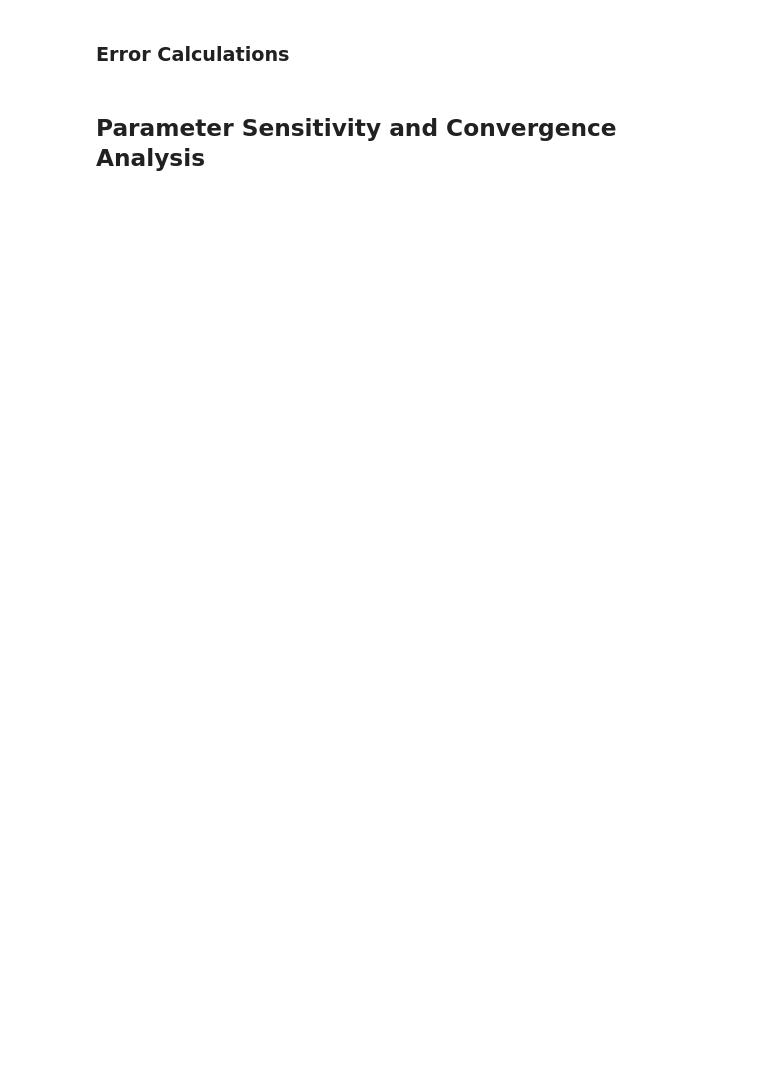
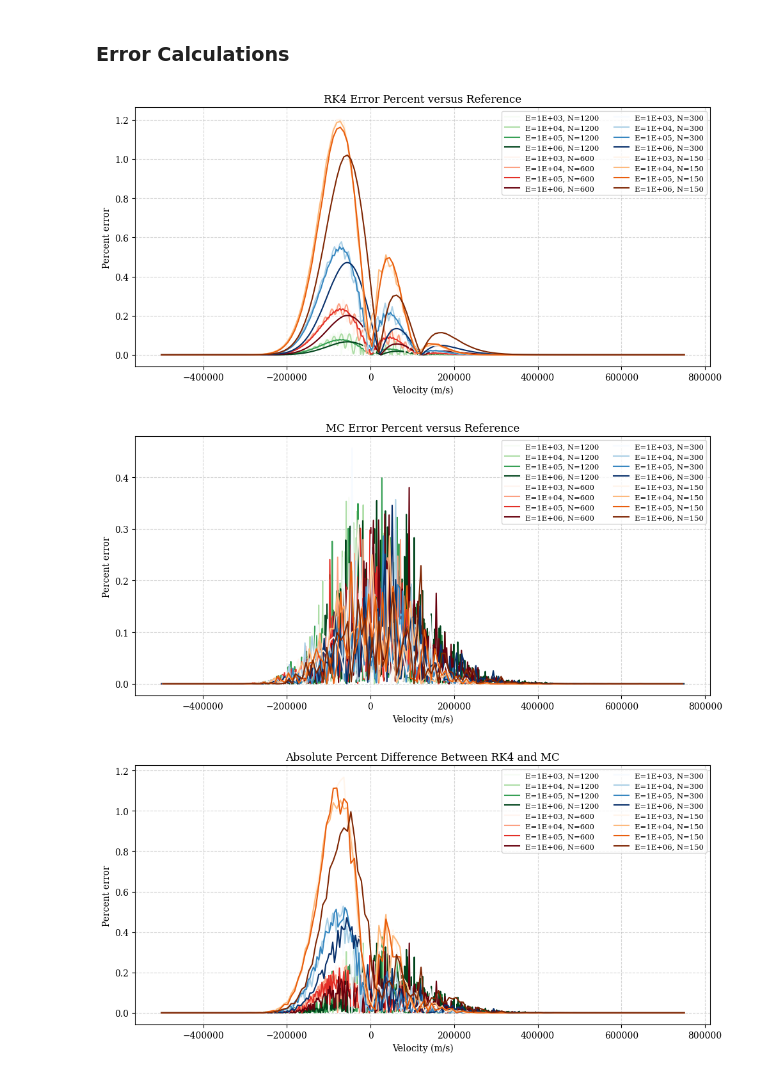
Before and after one commit to adkarp/boltzmann0d, a Jupyter notebook: theory.ipynb, the cells around one changed output. Cells and saved outputs as stored; diff of their text form; code cells hidden in the pictures; blank space fills up the shorter version.

```diff
--- a/theory.ipynb
+++ b/theory.ipynb
@@ -662,2 +712,8 @@ error_funcs = {
-# %% [markdown]
-## Parameter Sensitivity and Convergence Analysis
+# %%
+E = np.logspace(3, 6, 4)
+N = [150, 300, 600, 1200, 2400]
+evaluate(N, E, **constants)
+# %% [output]
+[figure, added]
+[figure, added]
+[figure, added]
```
Also changed, not shown: parts of 16 cells of this notebook, 5 other files.
